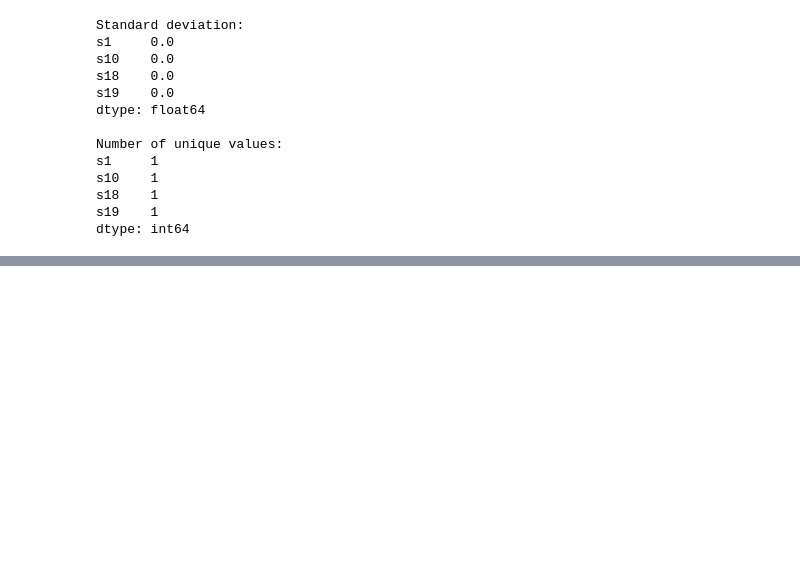
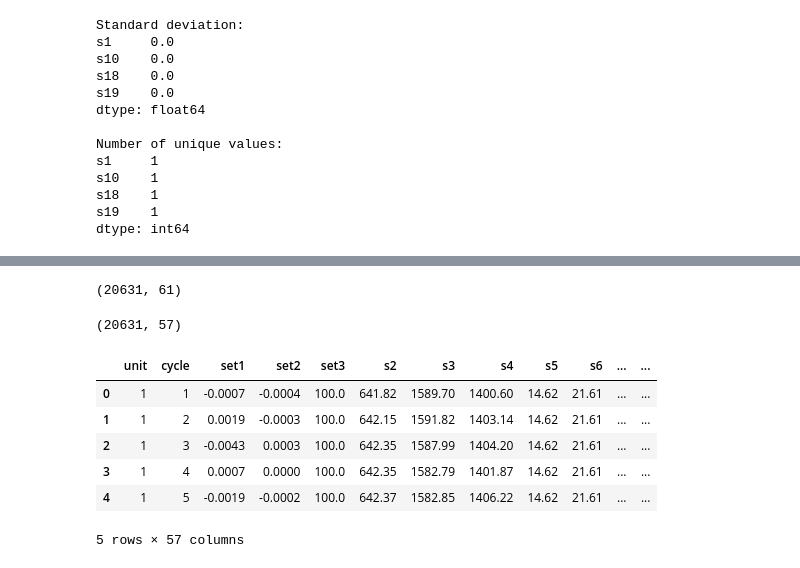
Before and after one commit to amanvashisth/Predicting-jet-engine-failures, a Jupyter notebook: notebooks/data_exploration.ipynb, the cells around one changed output, grey strips where cells are left out. Saved outputs shown, nothing was run; the diff lists cells and outputs as text; code cells hidden in the pictures; blank space fills up the shorter version.

```diff
--- a/notebooks/data_exploration.ipynb
+++ b/notebooks/data_exploration.ipynb
@@ -301,0 +343,2 @@ dtype: int64
+# %%
+final_sensors = [s for s in sensors if s not in nan_sensors]
@@ -301,0 +358,43 @@ dtype: int64
+# %%
+#Create rolling mean and standard deviation
+rolling_window = 15
+
+for sensor in final_sensors:
+    train[f"{sensor}_mean_{rolling_window}"] = (
+        train.groupby("unit")[sensor]
+        .transform(
+            lambda x: x.rolling(
+                window=rolling_window, min_periods=1
+            ).mean()
+        )
+    )
+
+    train[f"{sensor}_std_{rolling_window}"] = (
+        train.groupby("unit")[sensor]
+        .transform(
+            lambda x: x.rolling(
+                window=rolling_window, min_periods=1
+            ).std()
+        )
+        .fillna(0)
+    )
+# %%
+train.shape
+# %% [output]
+(20631, 61)
+# %%
+train.drop(columns=nan_sensors, inplace=True)
+# %%
+train.shape
+# %% [output]
+(20631, 57)
+# %%
+train.head(5)
+# %% [output]
+|  | unit | cycle | set1 | set2 | set3 | s2 | s3 | s4 | s5 | s6 | ... | ... |
+| 0 | 1 | 1 | -0.0007 | -0.0004 | 100.0 | 641.82 | 1589.70 | 1400.60 | 14.62 | 21.61 | ... | ... |
+| 1 | 1 | 2 | 0.0019 | -0.0003 | 100.0 | 642.15 | 1591.82 | 1403.14 | 14.62 | 21.61 | ... | ... |
+| 2 | 1 | 3 | -0.0043 | 0.0003 | 100.0 | 642.35 | 1587.99 | 1404.20 | 14.62 | 21.61 | ... | ... |
+| 3 | 1 | 4 | 0.0007 | 0.0000 | 100.0 | 642.35 | 1582.79 | 1401.87 | 14.62 | 21.61 | ... | ... |
+| 4 | 1 | 5 | -0.0019 | -0.0002 | 100.0 | 642.37 | 1582.85 | 1406.22 | 14.62 | 21.61 | ... | ... |
+5 rows × 57 columns
```
Also changed, not shown: parts of 8 cells of this notebook, 1 other file.
